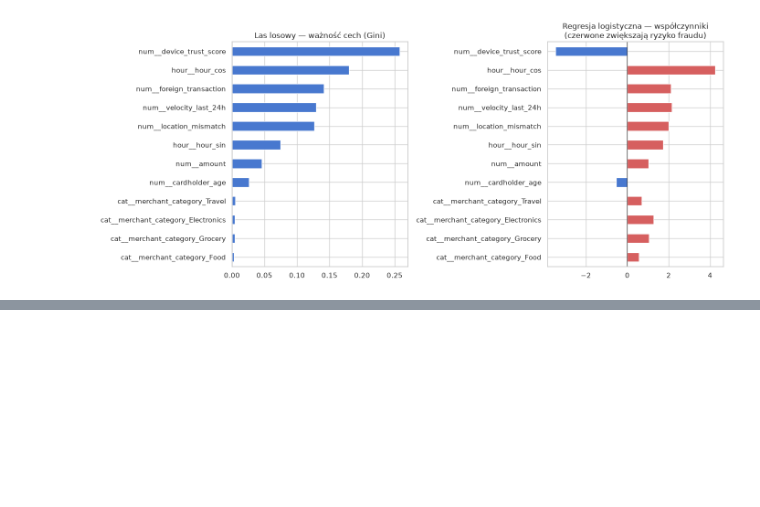
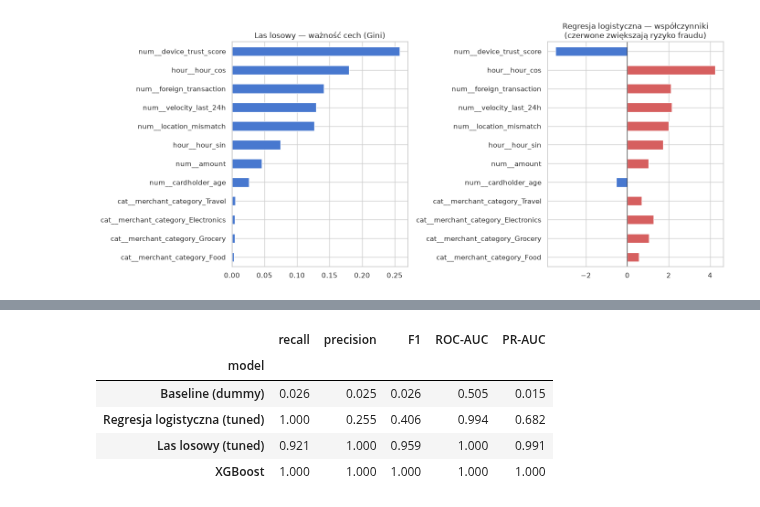
Before and after one commit to infoshareacademy/jdszr24-grupa-2, a Jupyter notebook: Ocean's_Four_Project.ipynb, the cells around one changed output, grey strips where cells are left out. Saved outputs shown, nothing was run; the diff lists cells and outputs as text; code cells hidden in the pictures; blank space fills up the shorter version.

```diff
--- a/Ocean's_Four_Project.ipynb
+++ b/Ocean's_Four_Project.ipynb
@@ -800,0 +821,27 @@ plt.show()
+# %%
+scale_pos_weight = (y_train == 0).sum() / (y_train == 1).sum()
+
+xgb_pipe = Pipeline([
+    ("prep", make_preprocess()),
+    ("model", XGBClassifier(
+        n_estimators=300, max_depth=4, learning_rate=0.1,
+        scale_pos_weight=scale_pos_weight, eval_metric="aucpr",
+        random_state=RANDOM_STATE, n_jobs=-1)),
+])
+xgb_pipe.fit(X_train, y_train)
+
+pipelines["XGBoost"] = xgb_pipe
+probas["XGBoost"] = xgb_pipe.predict_proba(X_test)[:, 1]
+
+results_df = pd.concat([
+    results_df,
+    pd.DataFrame([evaluate("XGBoost", xgb_pipe)]).set_index("model").round(3),
+])
+results_df
+# %% [output]
+|  | recall | precision | F1 | ROC-AUC | PR-AUC |
+| model |  |  |  |  |  |
+| Baseline (dummy) | 0.026 | 0.025 | 0.026 | 0.505 | 0.015 |
+| Regresja logistyczna (tuned) | 1.000 | 0.255 | 0.406 | 0.994 | 0.682 |
+| Las losowy (tuned) | 0.921 | 1.000 | 0.959 | 1.000 | 0.991 |
+| XGBoost | 1.000 | 1.000 | 1.000 | 1.000 | 1.000 |
```
Also changed, not shown: parts of 10 cells of this notebook, 7 other files.
